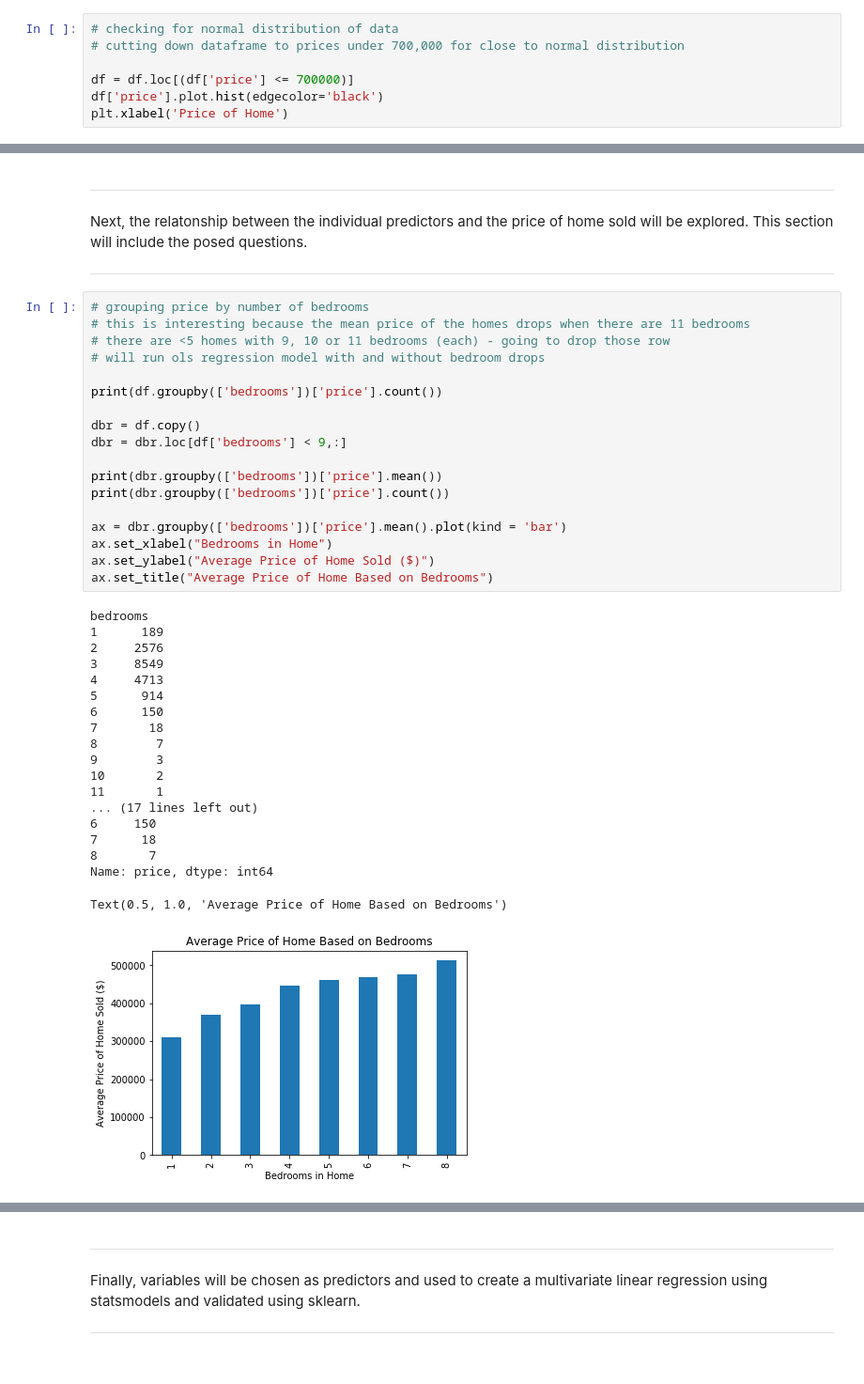
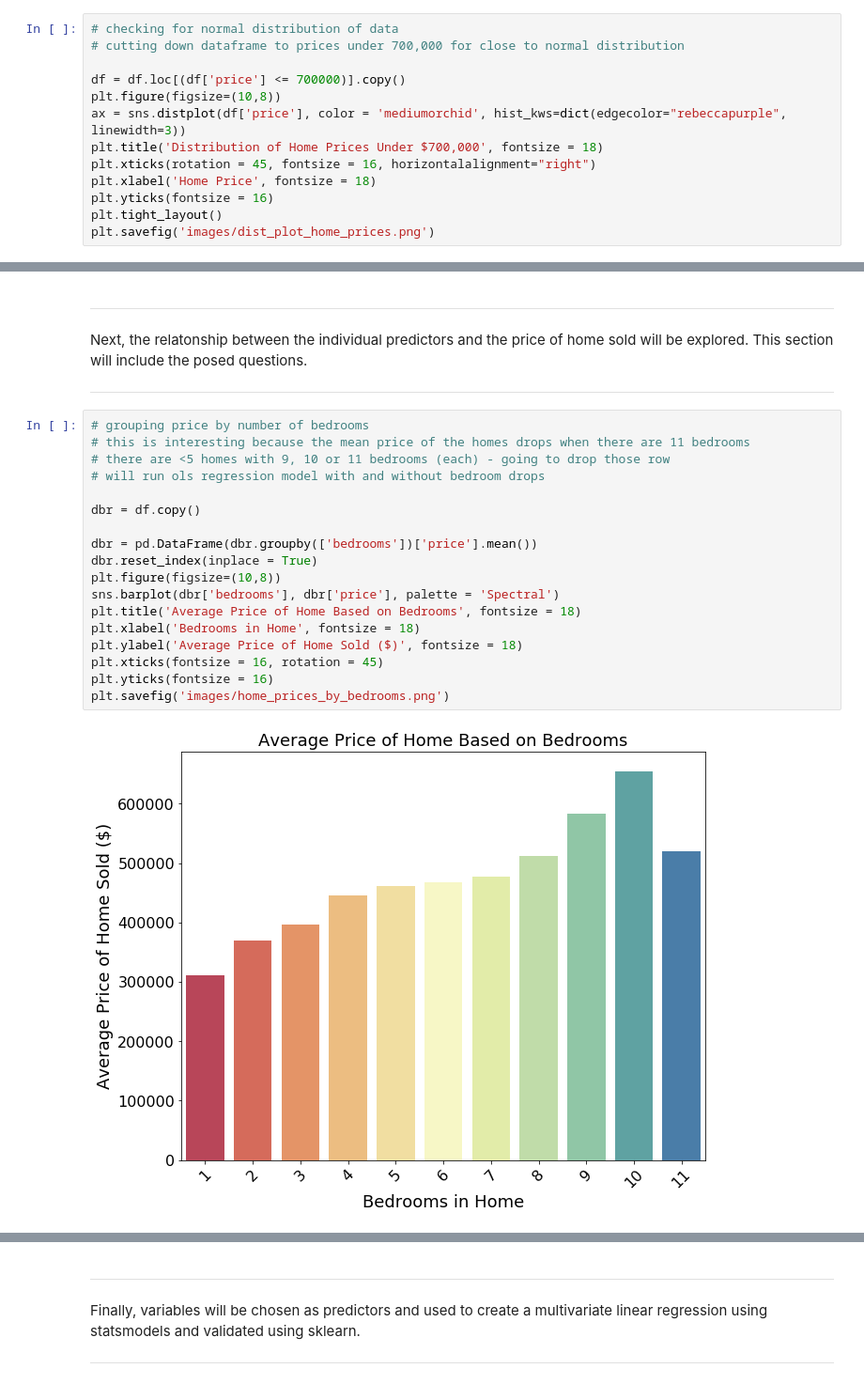
Before and after one commit to stacyshingleton/dsc-v2-mod1-final-project-online-ds-sp-000, a Jupyter notebook: ModuleOneProject.ipynb, the cells around one changed output, grey strips where cells are left out. Shown: that part at 94% size. Drawn from its saved outputs; the diff is of its cells as text.

```diff
--- a/ModuleOneProject.ipynb
+++ b/ModuleOneProject.ipynb
@@ -131,7 +131,13 @@ memory usage: 3.6 MB
 # checking for normal distribution of data
 # cutting down dataframe to prices under 700,000 for close to normal distribution
 
-df = df.loc[(df['price'] <= 700000)]
-df['price'].plot.hist(edgecolor='black')
-plt.xlabel('Price of Home')
+df = df.loc[(df['price'] <= 700000)].copy()
+plt.figure(figsize=(10,8))
+ax = sns.distplot(df['price'], color = 'mediumorchid', hist_kws=dict(edgecolor="rebeccapurple", linewidth=3))
+plt.title('Distribution of Home Prices Under $700,000', fontsize = 18)
+plt.xticks(rotation = 45, fontsize = 16, horizontalalignment="right")
+plt.xlabel('Home Price', fontsize = 18)
+plt.yticks(fontsize = 16)
+plt.tight_layout()
+plt.savefig('images/dist_plot_home_prices.png')
 # %% [output]
@@ -257,38 +267,20 @@ Next, the relatonship between the individual predictors and the price of home so
 # %%
 # grouping price by number of bedrooms
 # this is interesting because the mean price of the homes drops when there are 11 bedrooms
 # there are <5 homes with 9, 10 or 11 bedrooms (each) - going to drop those row
 # will run ols regression model with and without bedroom drops
 
-print(df.groupby(['bedrooms'])['price'].count())
+dbr = df.copy()
 
-dbr = df.copy()
-dbr = dbr.loc[df['bedrooms'] < 9,:]
-
-print(dbr.groupby(['bedrooms'])['price'].mean())
-print(dbr.groupby(['bedrooms'])['price'].count())
-
-ax = dbr.groupby(['bedrooms'])['price'].mean().plot(kind = 'bar')
-ax.set_xlabel("Bedrooms in Home")
-ax.set_ylabel("Average Price of Home Sold ($)")
-ax.set_title("Average Price of Home Based on Bedrooms")
+dbr = pd.DataFrame(dbr.groupby(['bedrooms'])['price'].mean())
+dbr.reset_index(inplace = True)
+plt.figure(figsize=(10,8))
+sns.barplot(dbr['bedrooms'], dbr['price'], palette = 'Spectral')
+plt.title('Average Price of Home Based on Bedrooms', fontsize = 18)
+plt.xlabel('Bedrooms in Home', fontsize = 18)
+plt.ylabel('Average Price of Home Sold ($)', fontsize = 18)
+plt.xticks(fontsize = 16, rotation = 45)
+plt.yticks(fontsize = 16)
+plt.savefig('images/home_prices_by_bedrooms.png')
 # %% [output]
-bedrooms
-1      189
-2     2576
-3     8549
-4     4713
-5      914
-6      150
-7       18
-8        7
-9        3
-10       2
-11       1
-... (17 lines left out)
-6     150
-7      18
-8       7
-Name: price, dtype: int64
-Text(0.5, 1.0, 'Average Price of Home Based on Bedrooms')
-[figure, old version]
+[figure, new version]
```
Also changed, not shown: parts of 27 cells of this notebook, 13 other files.
